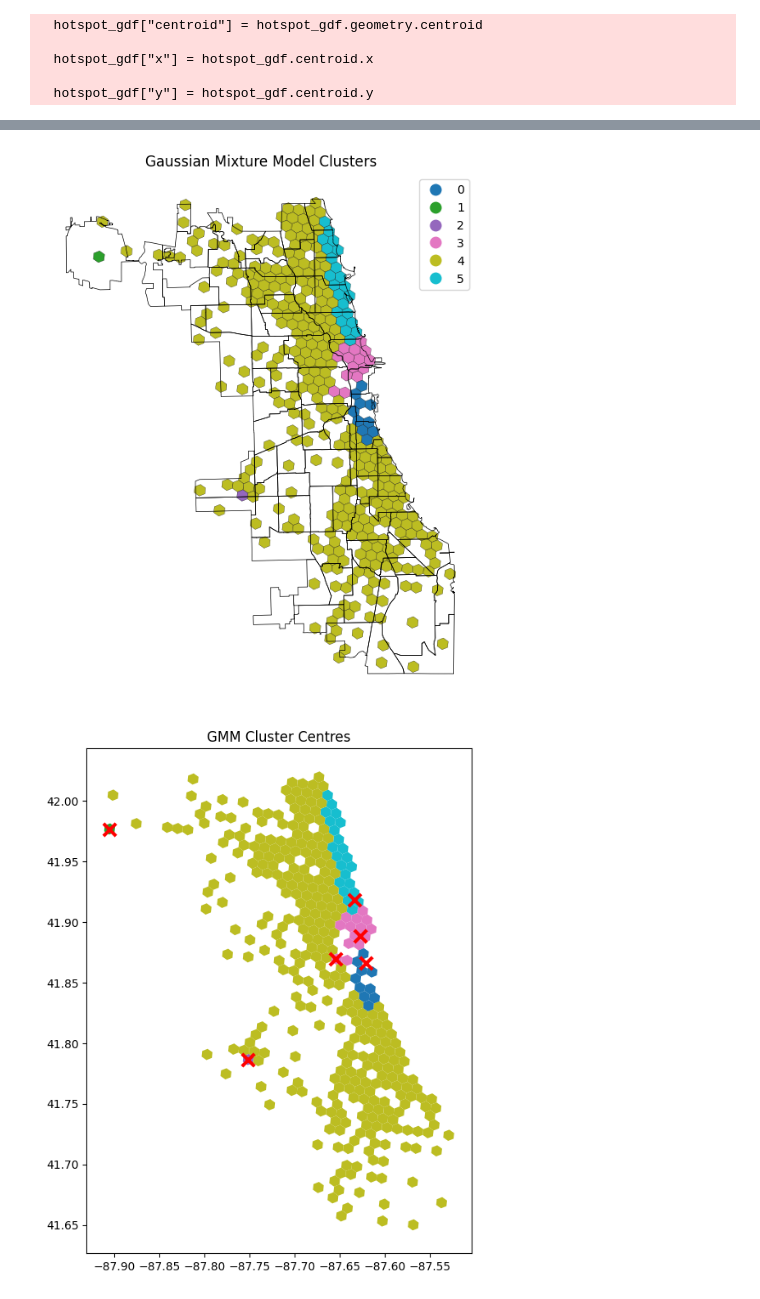
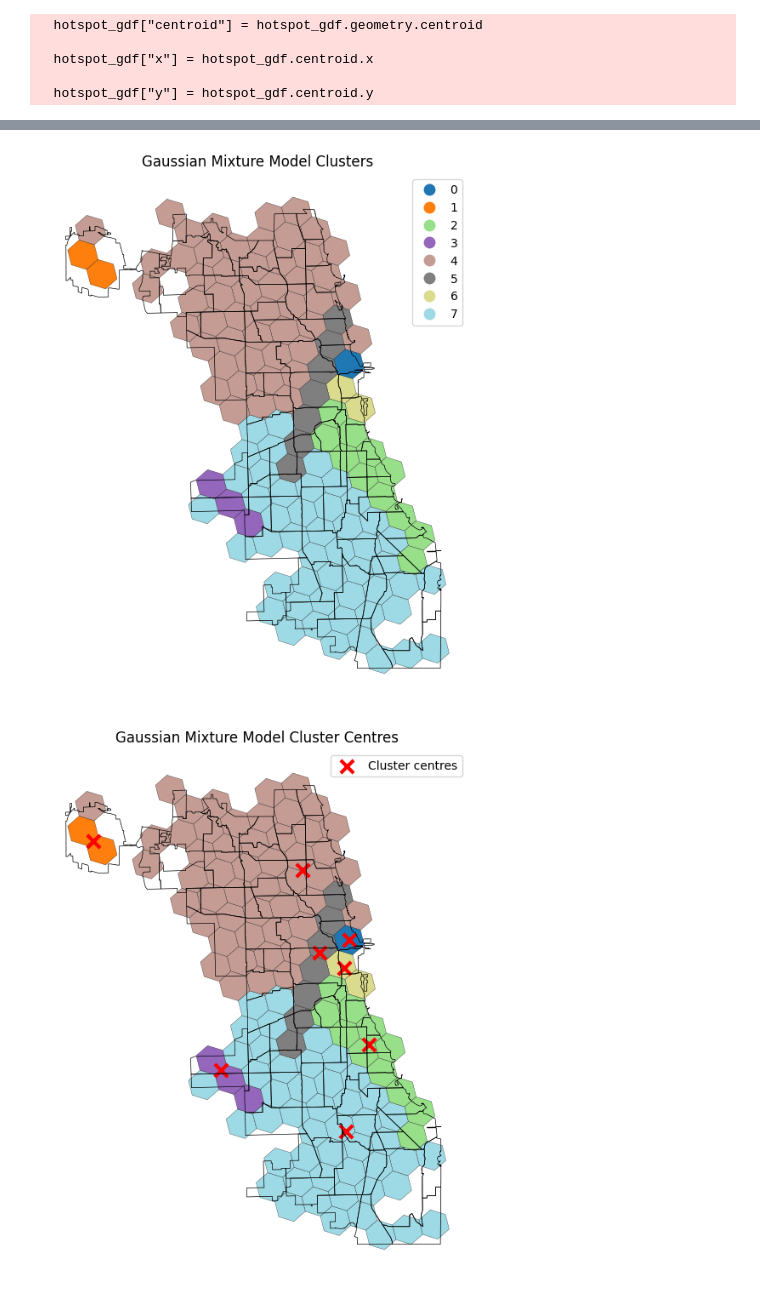
Before and after one commit to larissatheilmann/AAA_Project_Group7, a Jupyter notebook: notebooks/2.1 DescriptiveAnalysisSpatial.ipynb, the cells around one changed output, grey strips where cells are left out. Cells and saved outputs as stored; diff of their text form; code cells hidden in the pictures.

```diff
--- a/notebooks/2.1 DescriptiveAnalysisSpatial.ipynb
+++ b/notebooks/2.1 DescriptiveAnalysisSpatial.ipynb
@@ -779,0 +632,2 @@ Increasing the spatial resolution distributes the observed demand across a large
+# %%
+h3_trip_characteristics = build_h3_geodataframe(h3_stats, "h3_index_pickup_7")
@@ -1051,5 +848,5 @@ from sklearn.neighbors import KernelDensity
 # %%
-hotspot_gdf = pickup_h3["h3_8"].copy()
+hotspot_gdf = h3_trip_characteristics.copy()
 
 hotspot_gdf["centroid"] = hotspot_gdf.geometry.centroid
 
@@ -1089,53 +910,77 @@ TODO: choose n depending on the BIC
+# %%
+#fit final model
+gmm = GaussianMixture(
+    n_components=chosen_k,
+    covariance_type="full",
+    random_state=42,
+)
+
+gmm.fit(coords)
+
+hotspot_gdf["cluster"] = gmm.predict(
+    hotspot_gdf[["x", "y"]]
+)
 # %%
-fig, ax = plt.subplots(figsize=(8,8))
+fig, ax = plt.subplots(figsize=(8, 8))
 
 hotspot_gdf.plot(
-
     column="cluster",
     categorical=True,
     legend=True,
+    cmap="tab20",
+    edgecolor="black",
+    linewidth=0.2,
     ax=ax,
-    edgecolor="black",
-    linewidth=0.2
 )
 
 community_areas.boundary.plot(
-
     ax=ax,
     color="black",
-    linewidth=0.5
+    linewidth=0.5,
 )
 
+ax.set_title("Gaussian Mixture Model Clusters")
 ax.set_axis_off()
-plt.title("Gaussian Mixture Model Clusters")
 
 plt.show()
 # %% [output]
-[figure, old version]
+[figure, new version]
 # %%
-means = np.asarray(gmm.means_)
+means = gmm.means_
 
-fig, ax = plt.subplots(figsize=(8,8))
+fig, ax = plt.subplots(figsize=(8, 8))
 
 hotspot_gdf.plot(
-
     column="cluster",
     categorical=True,
     legend=False,
-    ax=ax
+    cmap="tab20",
+    edgecolor="black",
+    linewidth=0.2,
+    ax=ax,
+)
+
+community_areas.boundary.plot(
+    ax=ax,
+    color="black",
+    linewidth=0.5,
 )
 
 ax.scatter(
-
-    means[:,0],
-    means[:,1],
+    means[:, 0],
+    means[:, 1],
     color="red",
+    marker="x",
     s=120,
-    marker="x",
-    linewidth=3
+    linewidth=3,
+    label="Cluster centres",
 )
 
-plt.title("GMM Cluster Centres")
+ax.legend()
+
+ax.set_title("Gaussian Mixture Model Cluster Centres")
+ax.set_axis_off()
+
 plt.show()
 # %% [output]
-[figure, old version]
+[figure, new version]
```
Also changed, not shown: parts of 65 cells of this notebook.
